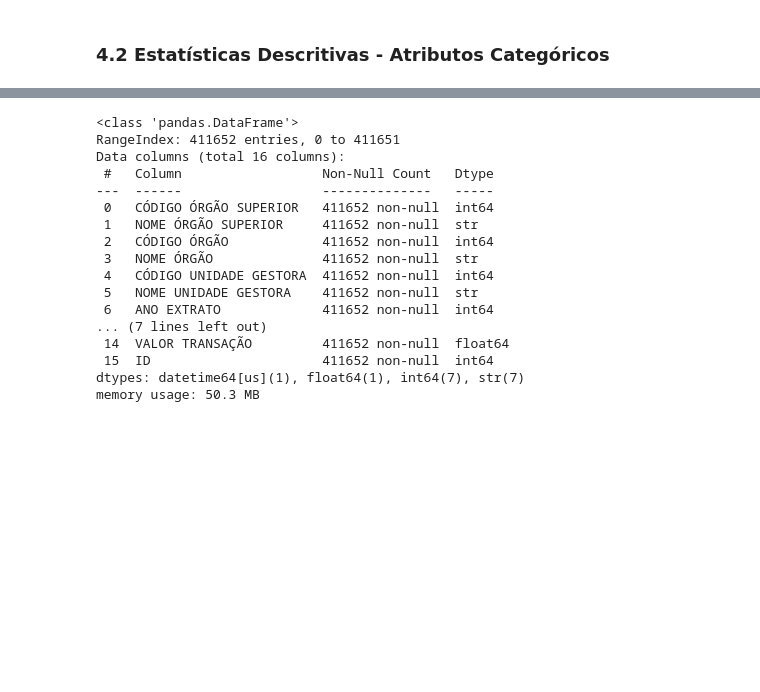
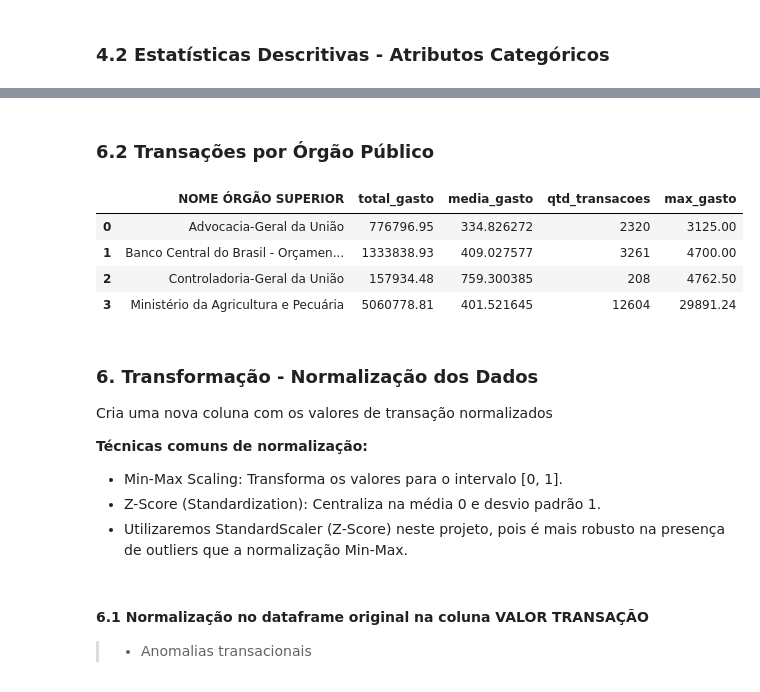
Before and after one commit to bituruna/cpgf-anomaly-detection-md, a Jupyter notebook: src/01_pre_processamento.ipynb, the cells around one changed output, grey strips where cells are left out. Cells and saved outputs as stored; diff of their text form; code cells hidden in the pictures; blank space fills up the shorter version.

```diff
--- a/src/01_pre_processamento.ipynb
+++ b/src/01_pre_processamento.ipynb
@@ -495,20 +444,32 @@ display(resumo_nulos[resumo_nulos['Nulos'] > 0].sort_values('Nulos', ascending=F
-# %%
-df.info()
-# %% [output]
-<class 'pandas.DataFrame'>
-RangeIndex: 411652 entries, 0 to 411651
-Data columns (total 16 columns):
- #   Column                  Non-Null Count   Dtype
----  ------                  --------------   -----
- 0   CÓDIGO ÓRGÃO SUPERIOR   411652 non-null  int64
- 1   NOME ÓRGÃO SUPERIOR     411652 non-null  str
- 2   CÓDIGO ÓRGÃO            411652 non-null  int64
- 3   NOME ÓRGÃO              411652 non-null  str
- 4   CÓDIGO UNIDADE GESTORA  411652 non-null  int64
- 5   NOME UNIDADE GESTORA    411652 non-null  str
- 6   ANO EXTRATO             411652 non-null  int64
-... (7 lines left out)
- 14  VALOR TRANSAÇÃO         411652 non-null  float64
- 15  ID                      411652 non-null  int64
-dtypes: datetime64[us](1), float64(1), int64(7), str(7)
-memory usage: 50.3 MB
+# %% [markdown]
+### 6.2 Transações por Órgão Público
+# %%
+df_orgao = (
+    df.groupby('NOME ÓRGÃO SUPERIOR')
+      .agg(
+          total_gasto=('VALOR TRANSAÇÃO', 'sum'),
+          media_gasto=('VALOR TRANSAÇÃO', 'mean'),
+          qtd_transacoes=('VALOR TRANSAÇÃO', 'count'),
+          max_gasto=('VALOR TRANSAÇÃO', 'max')
+      )
+      .reset_index()
+)
+
+df_orgao.head(4)
+# %% [output]
+|  | NOME ÓRGÃO SUPERIOR | total_gasto | media_gasto | qtd_transacoes | max_gasto |
+| 0 | Advocacia-Geral da União | 776796.95 | 334.826272 | 2320 | 3125.00 |
+| 1 | Banco Central do Brasil - Orçamen... | 1333838.93 | 409.027577 | 3261 | 4700.00 |
+| 2 | Controladoria-Geral da União | 157934.48 | 759.300385 | 208 | 4762.50 |
+| 3 | Ministério da Agricultura e Pecuária | 5060778.81 | 401.521645 | 12604 | 29891.24 |
+# %% [markdown]
+### 6. Transformação - Normalização dos Dados
+Cria uma nova coluna com os valores de transação normalizados
+
+**Técnicas comuns de normalização:**
+- Min-Max Scaling: Transforma os valores para o intervalo [0, 1].
+- Z-Score (Standardization): Centraliza na média 0 e desvio padrão 1.
+- Utilizaremos StandardScaler (Z-Score) neste projeto, pois é mais robusto na presença de outliers que a normalização Min-Max.
+# %% [markdown]
+#### 6.1 Normalização no dataframe original na coluna VALOR TRANSAÇÃO
+>- Anomalias transacionais
```
Also changed, not shown: parts of 48 cells of this notebook.
